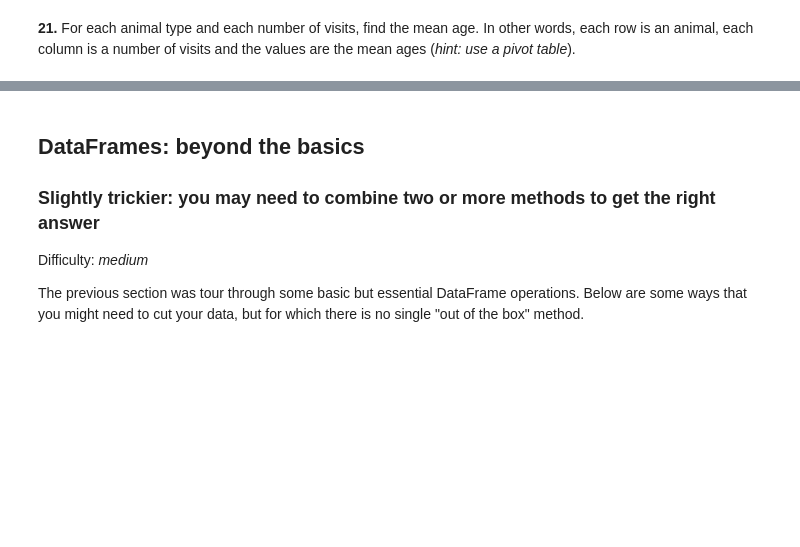
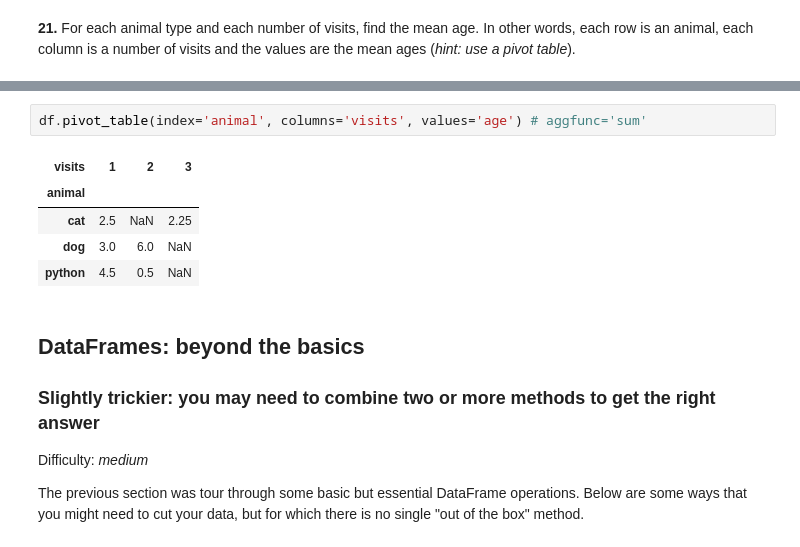
Before and after one commit to Ninrai/100-pandas-puzzles, a Jupyter notebook: 100-pandas-puzzles.ipynb, the cells around one changed output, grey strips where cells are left out. Drawn from its saved outputs; the diff is of its cells as text; blank space fills up the shorter version.

```diff
--- a/100-pandas-puzzles.ipynb
+++ b/100-pandas-puzzles.ipynb
@@ -291,3 +295,11 @@ TypeError: agg function failed [how->mean,dtype->object]
+# %%
+df.pivot_table(index='animal', columns='visits', values='age') # aggfunc='sum'
+# %% [output]
+| visits | 1 | 2 | 3 |
+| animal |  |  |  |
+| cat | 2.5 | NaN | 2.25 |
+| dog | 3.0 | 6.0 | NaN |
+| python | 4.5 | 0.5 | NaN |
 # %% [markdown]
 ## DataFrames: beyond the basics
 
```
Also changed, not shown: parts of 3 cells of this notebook.
